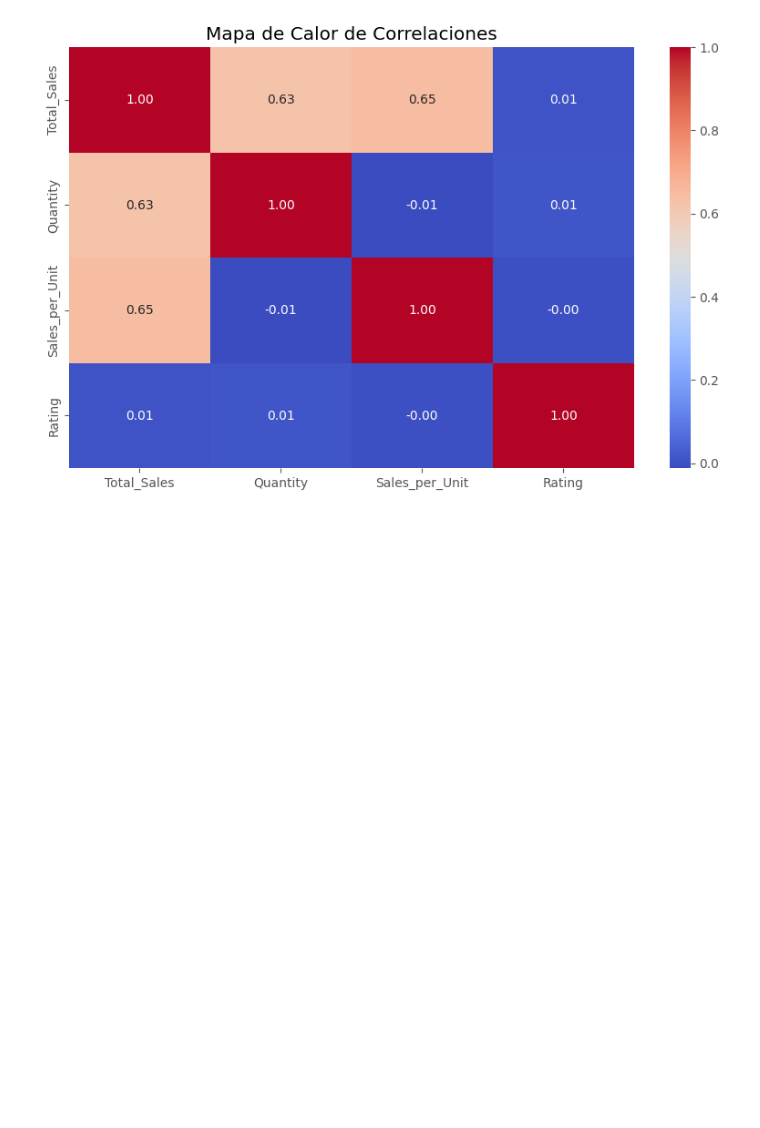
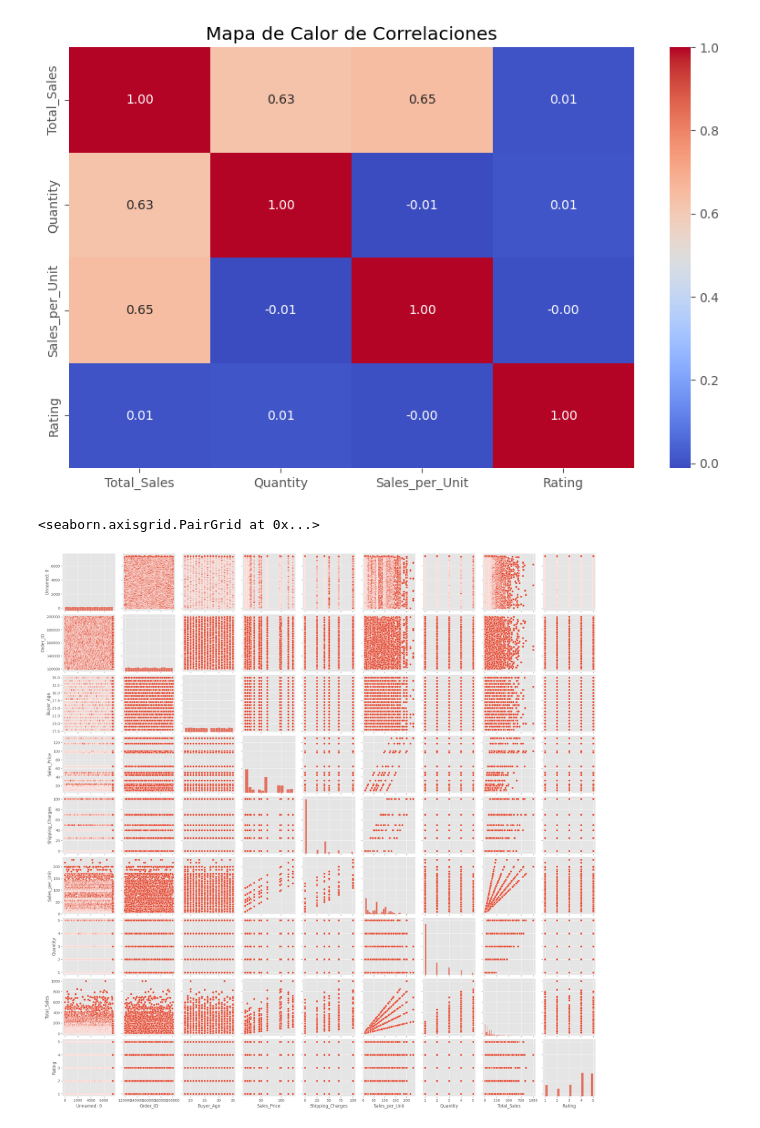
Before and after one commit to abdonrb/Global_Sales_EDA, a Jupyter notebook: notebooks/Data_visualitation.ipynb, the cells around one changed output. Cells and saved outputs as stored; diff of their text form; code cells hidden in the pictures; blank space fills up the shorter version.

```diff
--- a/notebooks/Data_visualitation.ipynb
+++ b/notebooks/Data_visualitation.ipynb
@@ -8,4 +8,4 @@ from scipy.stats import chi2_contingency,chi2,f_oneway,t
 # %%
 tienda = pd.read_csv(r"C:\Users\Abdon.RAMIREZ-BRICEN\OneDrive - Akkodis\Desktop\Analisis_datos_eda\data\processed\Merch_processed.csv")
 # %%
-df = tienda.copy()
+df
@@ -111,3 +126,8 @@ plt.title('Mapa de Calor de Correlaciones')
 plt.show()
 # %% [output]
 [figure]
+# %%
+sns.pairplot(df,palette='Set2')
+# %% [output]
+<seaborn.axisgrid.PairGrid at 0x...>
+[figure, added]
```
Also changed, not shown: parts of 3 cells of this notebook, 1 other file.
